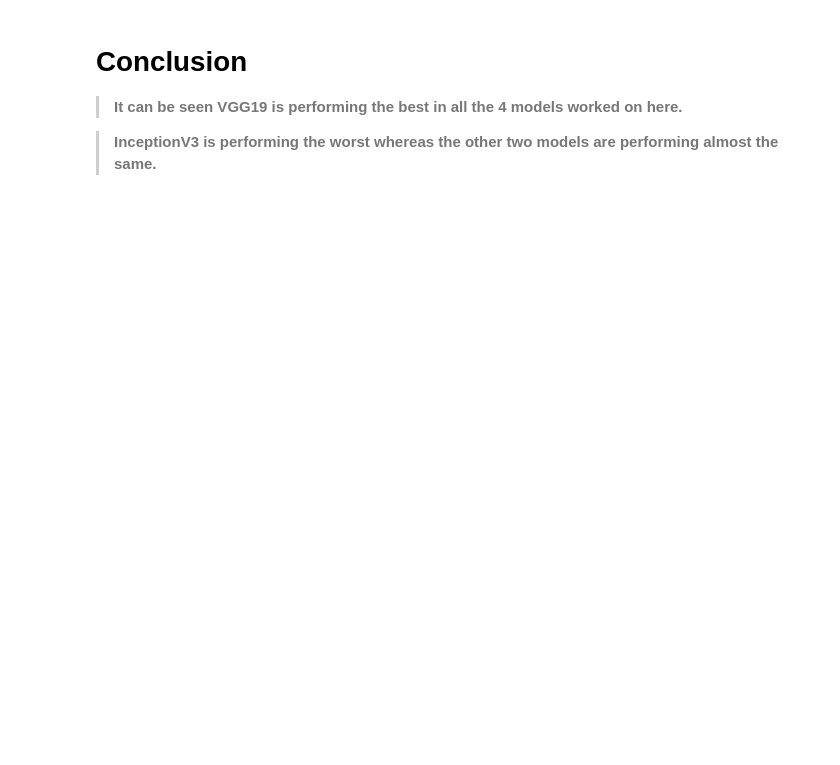
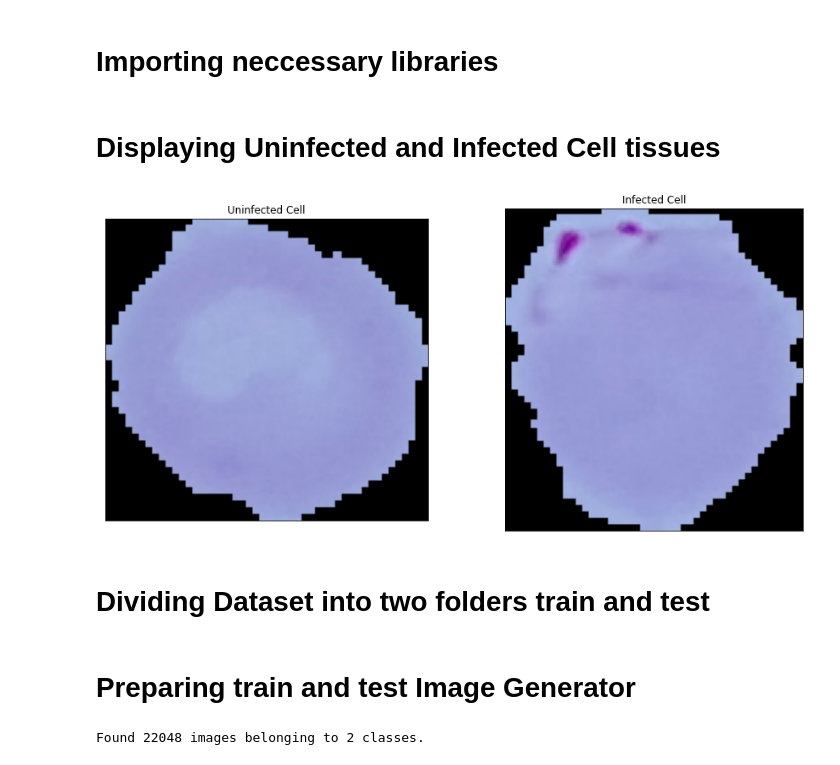
Before and after one commit to KalyanM45/OpenHealth, a Jupyter notebook: Notebook_Experiments/Malaria_Prediction.ipynb, the cells around one changed output. Drawn from its saved outputs; the diff is of its cells as text; code cells hidden in the pictures; blank space fills up the shorter version.

Commit message:
Project Model files Update

```diff
--- a/Notebook_Experiments/Malaria_Prediction.ipynb
+++ b/Notebook_Experiments/Malaria_Prediction.ipynb
@@ -297,6 +1,2 @@ Epoch 4/4
-# %% [markdown]
-# Conclusion
-
-> **It can be seen VGG19 is performing the best in all the 4 models worked on here.**
-
-> **InceptionV3 is performing the worst whereas the other two models are performing almost the same.**
+# %% [markdown]
+# Importing neccessary libraries
@@ -302,0 +13,21 @@ Epoch 4/4
+# %% [markdown]
+# Displaying Uninfected and Infected Cell tissues
+# %%
+import cv2
+
+upic='../input/cell-images-for-detecting-malaria/cell_images/Uninfected/C100P61ThinF_IMG_20150918_144104_cell_131.png'
+apic='../input/cell-images-for-detecting-malaria/cell_images/Parasitized/C100P61ThinF_IMG_20150918_144104_cell_164.png'
+plt.figure(1, figsize = (15 , 7))
+plt.subplot(1 , 2 , 1)
+plt.imshow(cv2.imread(upic))
+plt.title('Uninfected Cell')
+plt.xticks([]) , plt.yticks([])
+
+plt.subplot(1 , 2 , 2)
+plt.imshow(cv2.imread(apic))
+plt.title('Infected Cell')
+plt.xticks([]) , plt.yticks([])
+
+plt.show()
+# %% [output]
+[figure, added]
@@ -302,0 +37,2 @@ Epoch 4/4
+# %% [markdown]
+# Dividing Dataset into two folders train and test
@@ -302,0 +41,10 @@ Epoch 4/4
+# %% [markdown]
+# Preparing train and test Image Generator
+# %%
+trainDatagen = datagen.flow_from_directory(directory='../input/cell-images-for-detecting-malaria/cell_images/cell_images/',
+                                           target_size=(width,height),
+                                           class_mode = 'binary',
+                                           batch_size = 16,
+                                           subset='training')
+# %% [output]
+Found 22048 images belonging to 2 classes.
```
Also changed, not shown: parts of 33 cells of this notebook, 3 other files.
